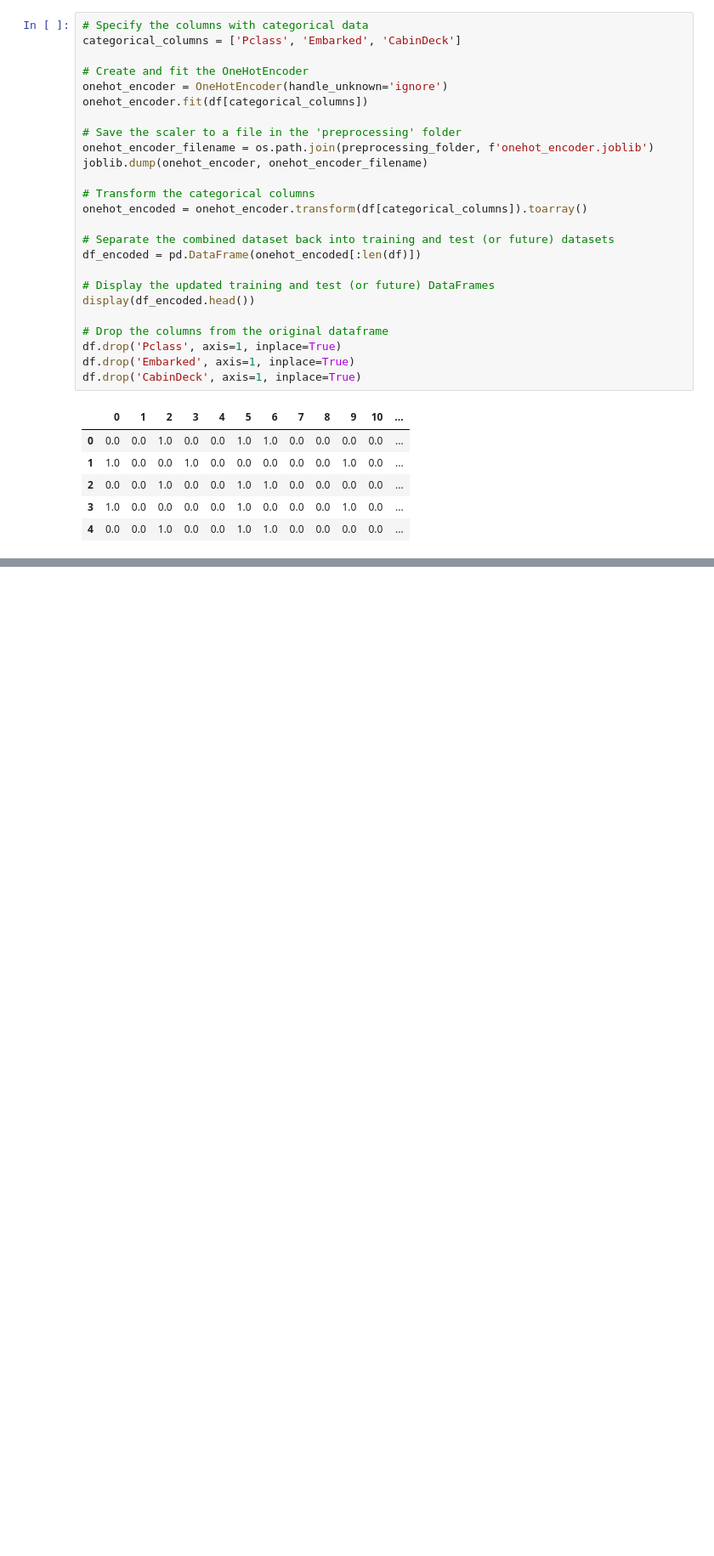
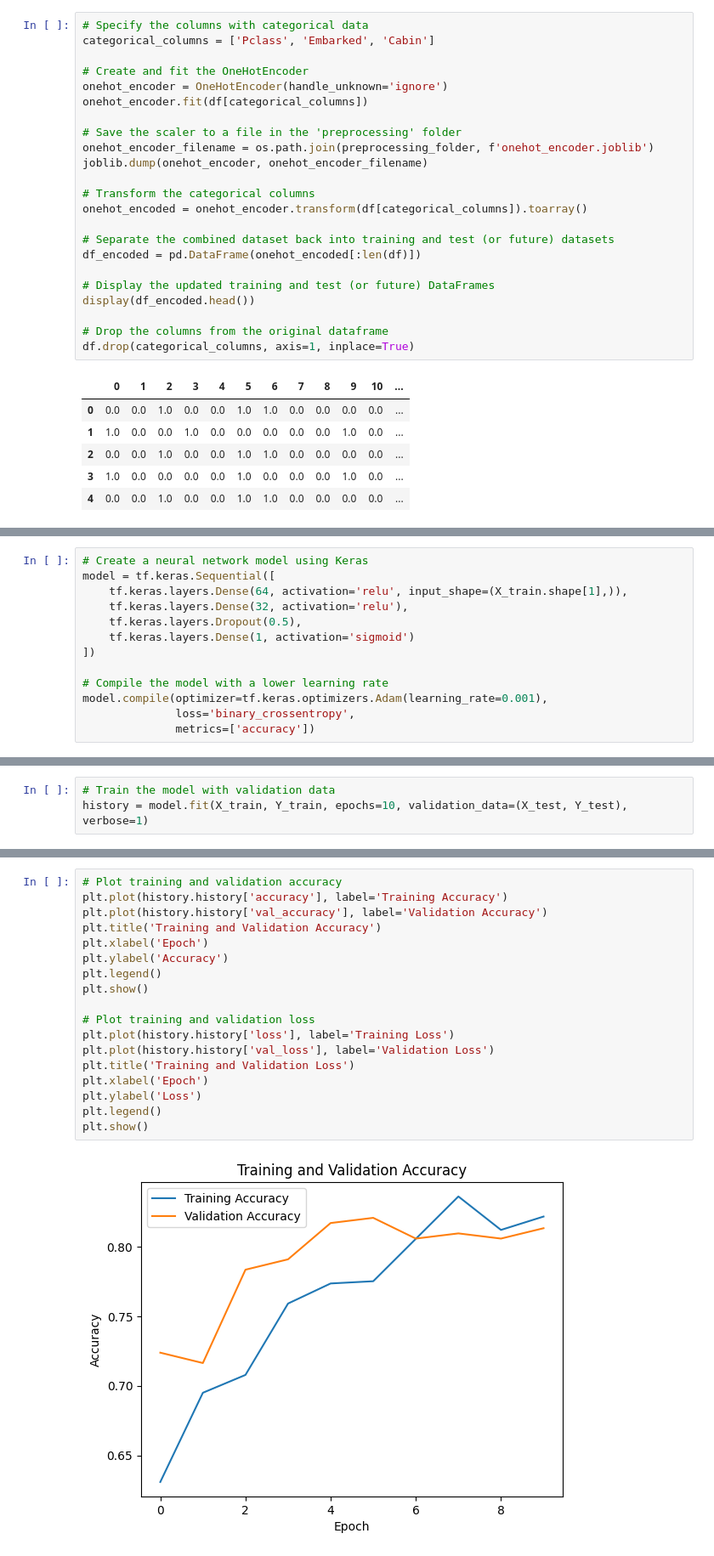
Before and after one commit to brian-vdb/intelligent-systems, a Jupyter notebook: machine-learning.ipynb, the cells around one changed output, grey strips where cells are left out. Shown at 85% size. Saved outputs shown, nothing was run; the diff lists cells and outputs as text; blank space fills up the shorter version.

```diff
--- a/machine-learning.ipynb
+++ b/machine-learning.ipynb
@@ -222,7 +220,7 @@ display(df.head())
 To use categorical data in a neural network, it needs to be one hot encoded. To do this, we simply use the One hot encoder from sklearn, which we can also store for later use.
 # %%
 # Specify the columns with categorical data
-categorical_columns = ['Pclass', 'Embarked', 'CabinDeck']
+categorical_columns = ['Pclass', 'Embarked', 'Cabin']
 
 # Create and fit the OneHotEncoder
 onehot_encoder = OneHotEncoder(handle_unknown='ignore')
@@ -242,9 +240,7 @@ df_encoded = pd.DataFrame(onehot_encoded[:len(df)])
 display(df_encoded.head())
 
 # Drop the columns from the original dataframe
-df.drop('Pclass', axis=1, inplace=True)
-df.drop('Embarked', axis=1, inplace=True)
-df.drop('CabinDeck', axis=1, inplace=True)
+df.drop(categorical_columns, axis=1, inplace=True)
 # %% [output]
 |  | 0 | 1 | 2 | 3 | 4 | 5 | 6 | 7 | 8 | 9 | 10 | ... |
 | 0 | 0.0 | 0.0 | 1.0 | 0.0 | 0.0 | 1.0 | 1.0 | 0.0 | 0.0 | 0.0 | 0.0 | ... |
@@ -273,0 +278,13 @@ Features (X) shape: (1309, 19)
+# %%
+# Create a neural network model using Keras
+model = tf.keras.Sequential([
+    tf.keras.layers.Dense(64, activation='relu', input_shape=(X_train.shape[1],)),
+    tf.keras.layers.Dense(32, activation='relu'),
+    tf.keras.layers.Dropout(0.5),
+    tf.keras.layers.Dense(1, activation='sigmoid')
+])
+
+# Compile the model with a lower learning rate
+model.compile(optimizer=tf.keras.optimizers.Adam(learning_rate=0.001),
+              loss='binary_crossentropy',
+              metrics=['accuracy'])
@@ -273,0 +297,3 @@ Features (X) shape: (1309, 19)
+# %%
+# Train the model with validation data
+history = model.fit(X_train, Y_train, epochs=10, validation_data=(X_test, Y_test), verbose=1)
@@ -273,0 +339,20 @@ Features (X) shape: (1309, 19)
+# %%
+# Plot training and validation accuracy
+plt.plot(history.history['accuracy'], label='Training Accuracy')
+plt.plot(history.history['val_accuracy'], label='Validation Accuracy')
+plt.title('Training and Validation Accuracy')
+plt.xlabel('Epoch')
+plt.ylabel('Accuracy')
+plt.legend()
+plt.show()
+
+# Plot training and validation loss
+plt.plot(history.history['loss'], label='Training Loss')
+plt.plot(history.history['val_loss'], label='Validation Loss')
+plt.title('Training and Validation Loss')
+plt.xlabel('Epoch')
+plt.ylabel('Loss')
+plt.legend()
+plt.show()
+# %% [output]
+[figure, added]
```
Also changed, not shown: parts of 22 cells of this notebook.
